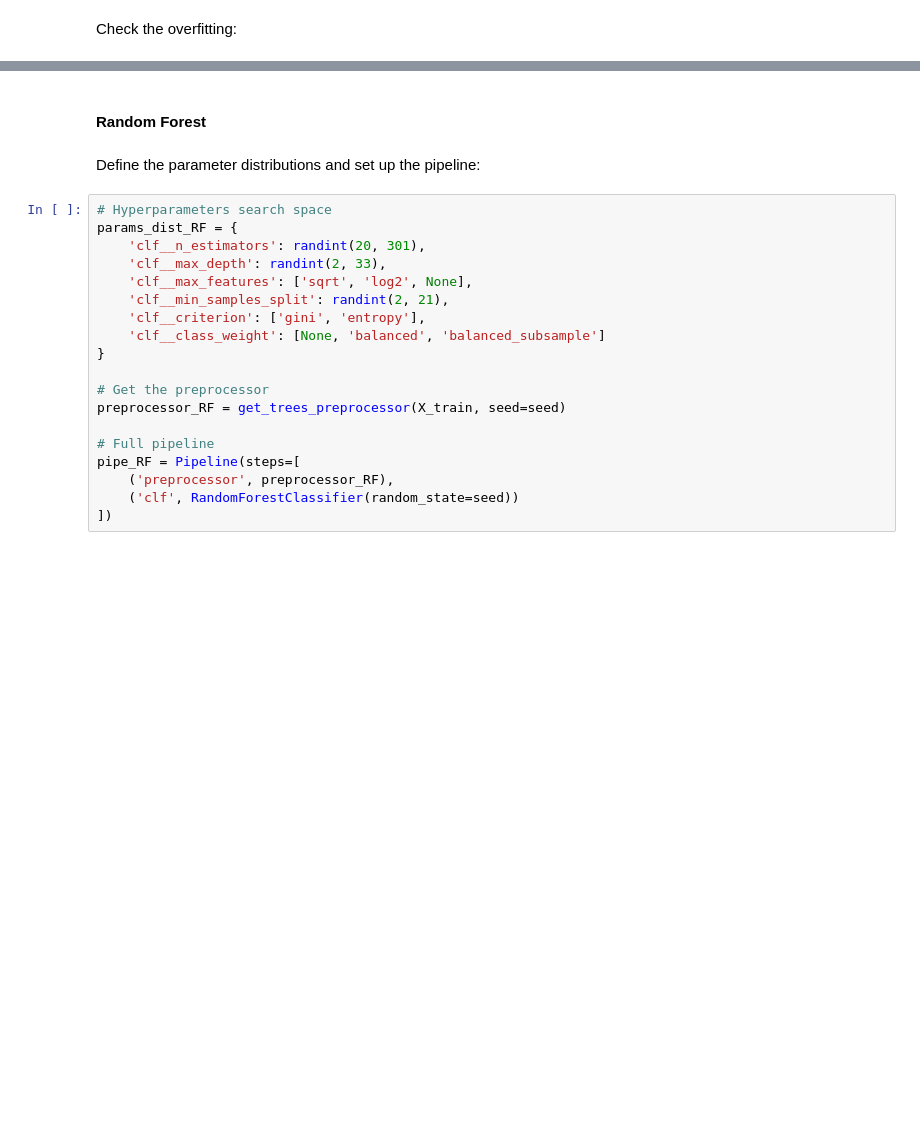
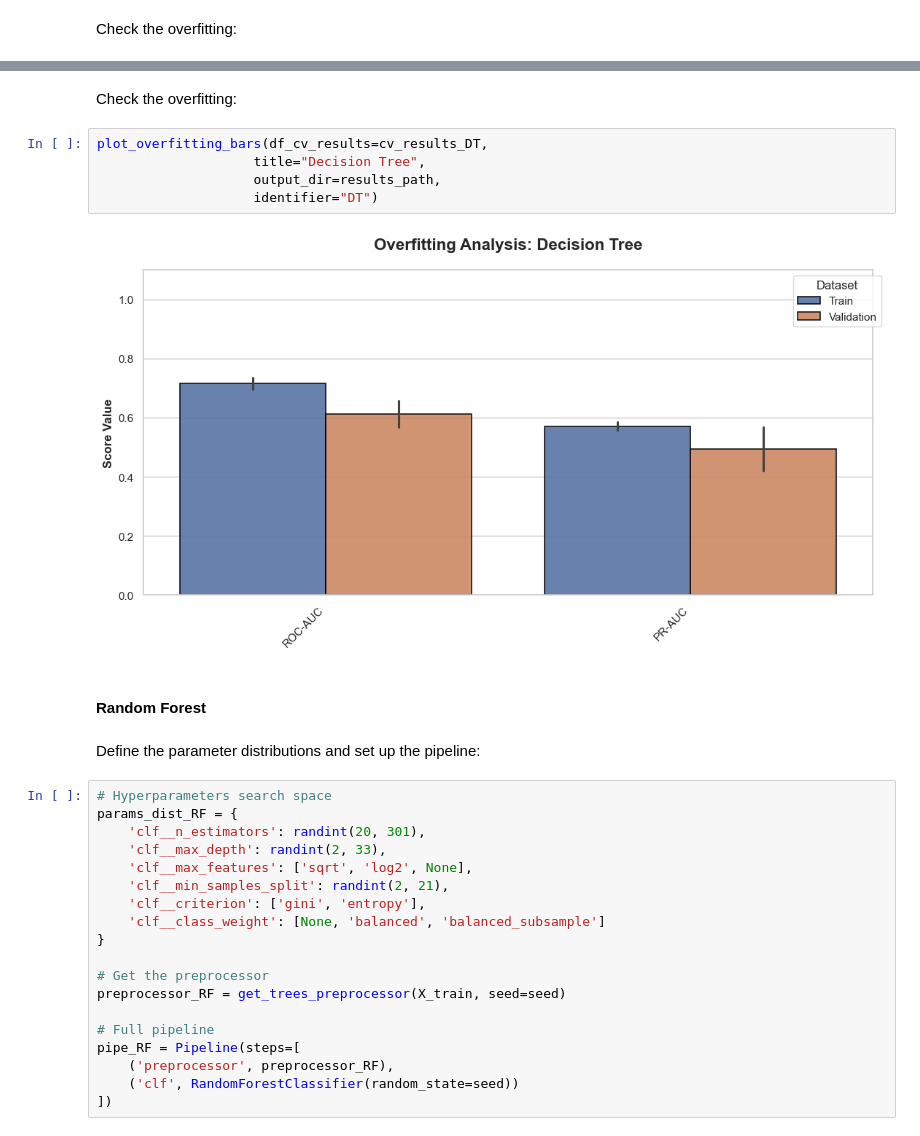
Before and after one commit to MiguelGomGar/TFM, a Jupyter notebook: notebooks/clinical_models_testing.ipynb, the cells around one changed output, grey strips where cells are left out. Saved outputs shown, nothing was run; the diff lists cells and outputs as text; blank space fills up the shorter version.

```diff
--- a/notebooks/clinical_models_testing.ipynb
+++ b/notebooks/clinical_models_testing.ipynb
@@ -323,3 +418,12 @@ plot_overfitting_bars(df_cv_results=cv_results_SVM,
+# %% [markdown]
+Check the overfitting:
+# %%
+plot_overfitting_bars(df_cv_results=cv_results_DT,
+                    title="Decision Tree",
+                    output_dir=results_path,
+                    identifier="DT")
+# %% [output]
+[figure, added]
 # %% [markdown]
 #### Random Forest
 # %% [markdown]
```
Also changed, not shown: parts of 56 cells of this notebook, 4 other files.
